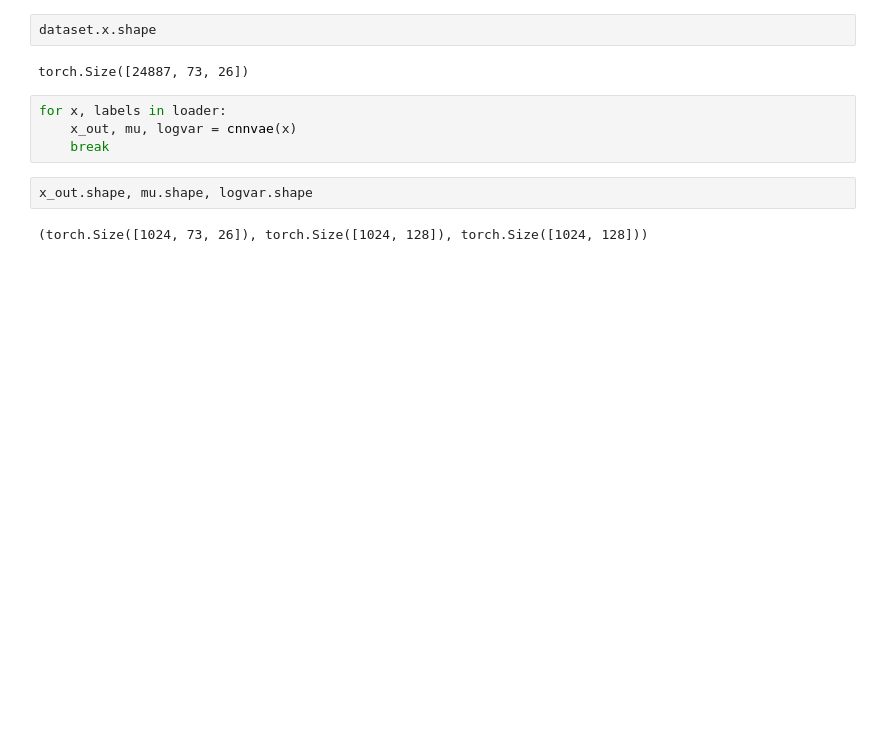
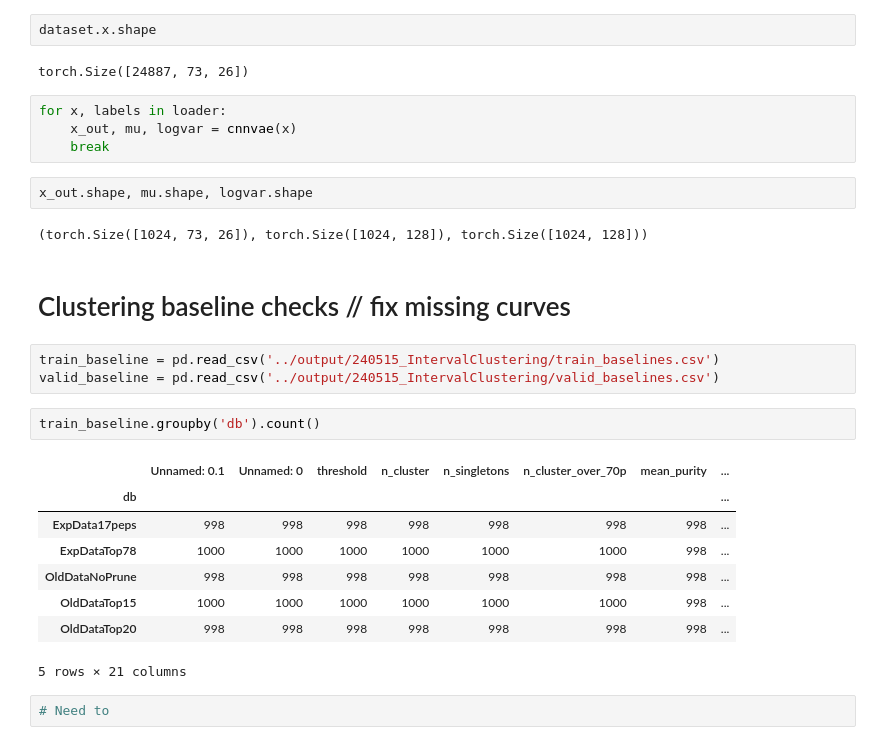
Before and after one commit to richieYT-wan/tclustr, a Jupyter notebook: notebooks/240424_CNNVAE.ipynb, the cells around one changed output. Cells and saved outputs as stored; diff of their text form; blank space fills up the shorter version.

```diff
--- a/notebooks/240424_CNNVAE.ipynb
+++ b/notebooks/240424_CNNVAE.ipynb
@@ -1036,3 +952,21 @@ for x, labels in loader:
 x_out.shape, mu.shape, logvar.shape
 # %% [output]
 (torch.Size([1024, 73, 26]), torch.Size([1024, 128]), torch.Size([1024, 128]))
+# %% [markdown]
+# Clustering baseline checks // fix missing curves
+# %%
+train_baseline = pd.read_csv('../output/240515_IntervalClustering/train_baselines.csv')
+valid_baseline = pd.read_csv('../output/240515_IntervalClustering/valid_baselines.csv')
+# %%
+train_baseline.groupby('db').count()
+# %% [output]
+|  | Unnamed: 0.1 | Unnamed: 0 | threshold | n_cluster | n_singletons | n_cluster_over_70p | mean_purity | ... |
+| db |  |  |  |  |  |  |  | ... |
+| ExpData17peps | 998 | 998 | 998 | 998 | 998 | 998 | 998 | ... |
+| ExpDataTop78 | 1000 | 1000 | 1000 | 1000 | 1000 | 1000 | 998 | ... |
+| OldDataNoPrune | 998 | 998 | 998 | 998 | 998 | 998 | 998 | ... |
+| OldDataTop15 | 1000 | 1000 | 1000 | 1000 | 1000 | 1000 | 998 | ... |
+| OldDataTop20 | 998 | 998 | 998 | 998 | 998 | 998 | 998 | ... |
+5 rows × 21 columns
+# %%
+# Need to
```
Also changed, not shown: parts of 8 cells of this notebook, 3 other files.
